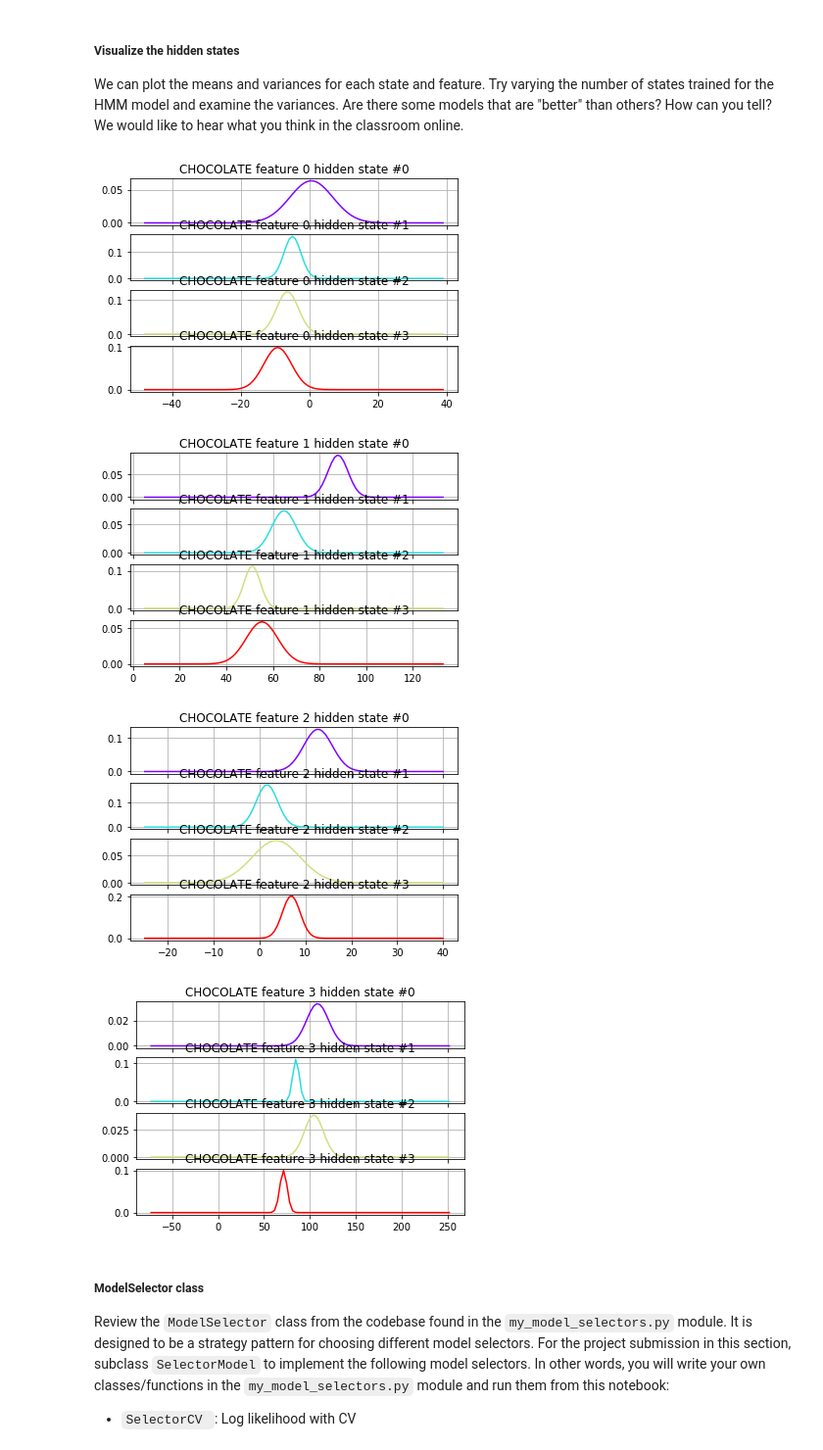
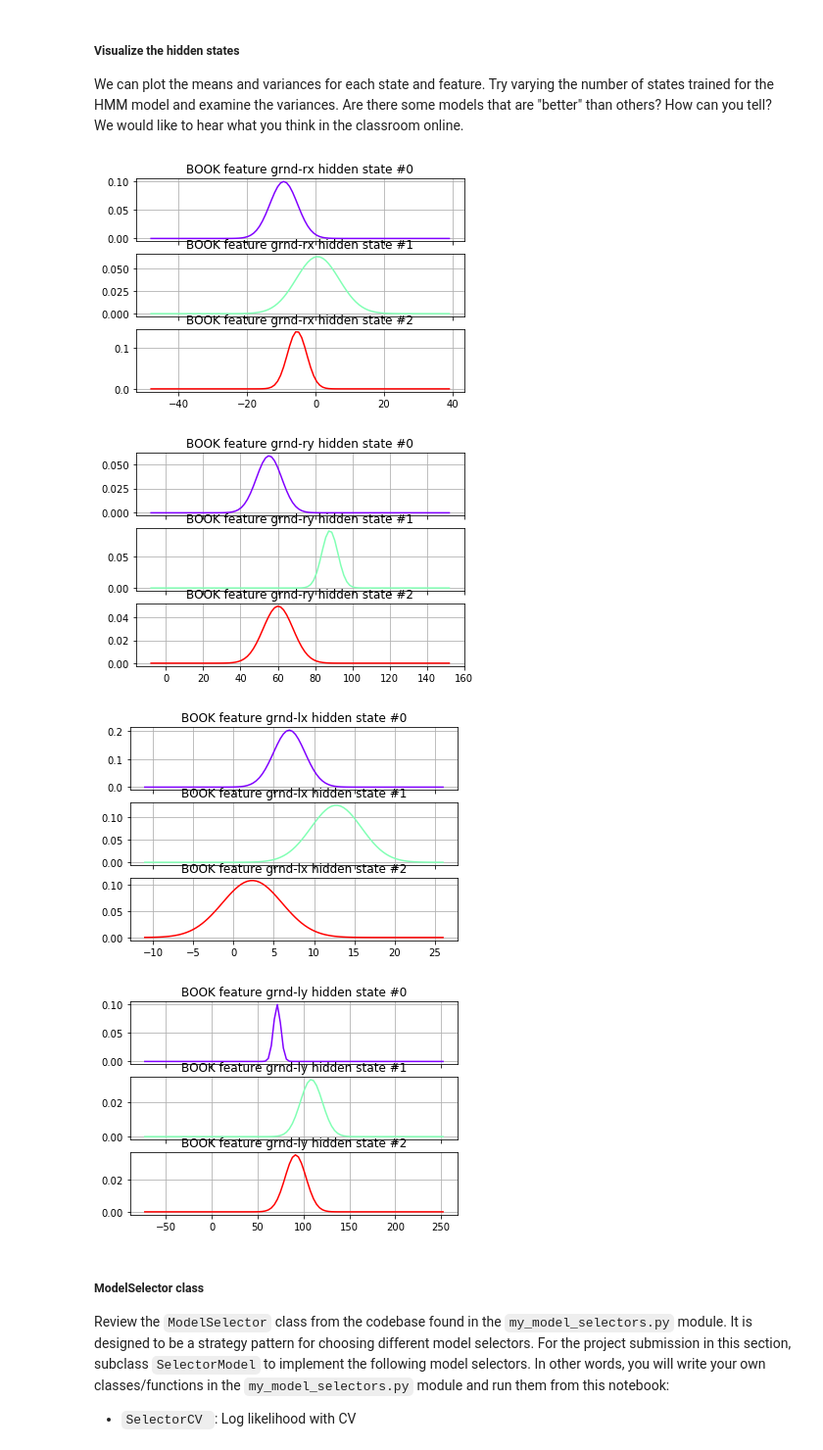
Before and after one commit to thoaionline/AIND-Recognizer, a Jupyter notebook: asl_recognizer.ipynb, the cells around one changed output. Shown at 98% size. Cells and saved outputs as stored; diff of their text form; code cells hidden in the pictures.

```diff
--- a/asl_recognizer.ipynb
+++ b/asl_recognizer.ipynb
@@ -275,3 +276,14 @@ for shortform,longform in shortform_to_longform.items():
 # Name these whatever you would like
 
 # TODO define a list named 'features_custom' for building the training set
+
+features_custom = []
+
+# Deltas for the polar coordinates
+for x in ['rr','rtheta','lr','ltheta']:
+    asl.df['delta-x{}'.format(x)] = asl.df['polar-{}'.format(x)].groupby(level=0).diff().fillna(0)
+    features_custom.append('delta-x{}'.format(x))
+
+# Relative positions between 2 hands
+
+asl.df
@@ -337,12 +369,27 @@ def train_a_word(word, num_hidden_states, features):
     warnings.filterwarnings("ignore", category=DeprecationWarning)
     training = asl.build_training(features)
     X, lengths = training.get_word_Xlengths(word)
+    #print("X is {}".format(X))
     model = GaussianHMM(n_components=num_hidden_states, n_iter=1000).fit(X, lengths)
     logL = model.score(X, lengths)
     return model, logL
 
 demoword = 'BOOK'
 model, logL = train_a_word(demoword, 3, features_ground)
+
+all_features = features_ground + features_norm + features_polar + features_delta + features_custom
+norm_features = features_norm + features_polar + features_delta + features_custom # everything except features_ground
+
+# logL
+# -5677.169945799852 for all_features
+# -3297 for norm_features
+# -2331 for features_ground
+# -131 for features_norm (pretty much rubbish :()
+# -663 for features_delta
+# -901 for features_polar
+
+#model, logL = train_a_word(demoword, 3, all_features)
+
 print("Number of states trained in model for {} is {}".format(demoword, model.n_components))
 print("logL = {}".format(logL))
 # %% [output]
@@ -405,34 +452,40 @@ We can plot the means and variances for each state and feature.  Try varying the
 # %%
 import math
 from matplotlib import (cm, pyplot as plt, mlab)
 
-def visualize(word, model):
+# Thoai changed this method to add the feature name
+def visualize(word, model, features = []):
     """ visualize the input model for a particular word """
     variance=np.array([np.diag(model.covars_[i]) for i in range(model.n_components)])
     figures = []
     for parm_idx in range(len(model.means_[0])):
         xmin = int(min(model.means_[:,parm_idx]) - max(variance[:,parm_idx]))
         xmax = int(max(model.means_[:,parm_idx]) + max(variance[:,parm_idx]))
         fig, axs = plt.subplots(model.n_components, sharex=True, sharey=False)
         colours = cm.rainbow(np.linspace(0, 1, model.n_components))
         for i, (ax, colour) in enumerate(zip(axs, colours)):
             x = np.linspace(xmin, xmax, 100)
             mu = model.means_[i,parm_idx]
             sigma = math.sqrt(np.diag(model.covars_[i])[parm_idx])
             ax.plot(x, mlab.normpdf(x, mu, sigma), c=colour)
-            ax.set_title("{} feature {} hidden state #{}".format(word, parm_idx, i))
+
+            # Updated to add feature name
+            ax.set_title("{} feature {} hidden state #{}".format(word, features[parm_idx] if features else parm_idx, i))
+            # Originally
+            #ax.set_title("{} feature {} hidden state #{}".format(word, features[parm_idx], i))
 
             ax.grid(True)
         figures.append(plt)
     for p in figures:
         p.show()
 
-visualize(my_testword, model)
+#visualize(my_testword, model)
+visualize(demoword, model, all_features)
 # %% [output]
-[figure, old version]
+[figure, new version]
-[figure, old version]
+[figure, new version]
-[figure, old version]
+[figure, new version]
-[figure, old version]
+[figure, new version]
 # %% [markdown]
 #####  ModelSelector class
 Review the `ModelSelector` class from the codebase found in the `my_model_selectors.py` module.  It is designed to be a strategy pattern for choosing different model selectors.  For the project submission in this section, subclass `SelectorModel` to implement the following model selectors.  In other words, you will write your own classes/functions in the `my_model_selectors.py` module and run them from this notebook:
```
Also changed, not shown: parts of 11 cells of this notebook, 1 other file.
